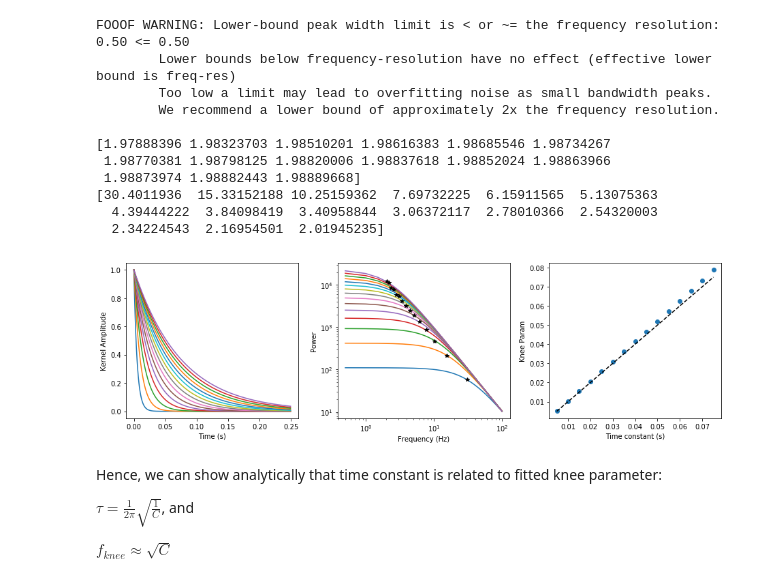
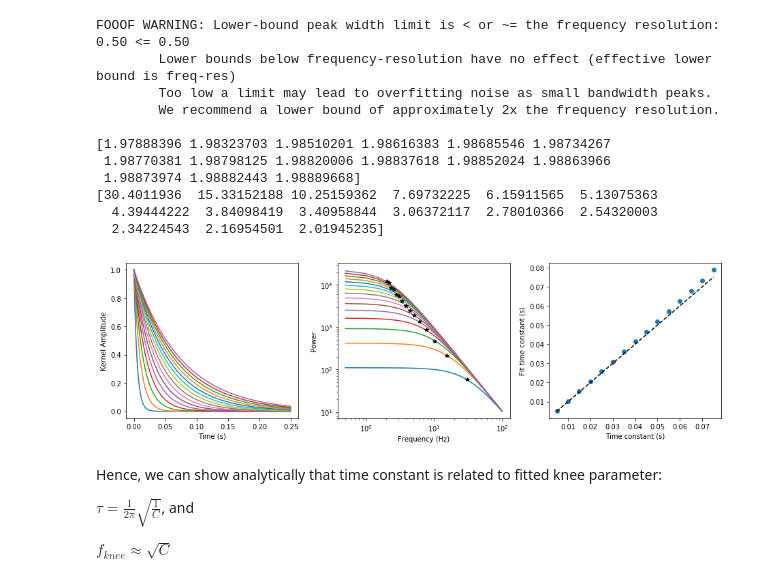
Before and after one commit to rdgao/SpaceRecon, a Jupyter notebook: notebooks/timescale.ipynb, the cells around one changed output. Saved outputs shown, nothing was run; the diff lists cells and outputs as text; code cells hidden in the pictures.

```diff
--- a/notebooks/timescale.ipynb
+++ b/notebooks/timescale.ipynb
@@ -61,22 +58,22 @@ FOOOF WARNING: Lower-bound peak width limit is < or ~= the frequency resolution:
 # %%
 plt.figure(figsize=(13,4))
 plt.subplot(1,3,1)
 plt.plot(t_ker[:500], kernels[:500,:])
 plt.xlabel('Time (s)')
 plt.ylabel('Kernel Amplitude')
 plt.subplot(1,3,2)
 plt.loglog(f_axis[:f_to_plot], PSDs[:f_to_plot,:]);
 plt.loglog(fit_knee**0.5,P_knee, '*k')
 plt.xlabel('Frequency (Hz)')
 plt.ylabel('Power')
 plt.subplot(1,3,3)
 plt.plot(t_ds,np.sqrt(1/fit_knee)/(np.pi*2), 'o')
 plt.plot(t_ds, t_ds, 'k--')
 plt.xlabel('Time constant (s)')
-plt.ylabel('Knee Param')
+plt.ylabel('Fit time constant (s)')
 plt.tight_layout()
 # %% [output]
-[figure, old version]
+[figure, new version]
 # %% [markdown]
 Hence, we can show analytically that time constant is related to fitted knee parameter:
 
```
Also changed, not shown: parts of 5 cells of this notebook, 2 other files.
